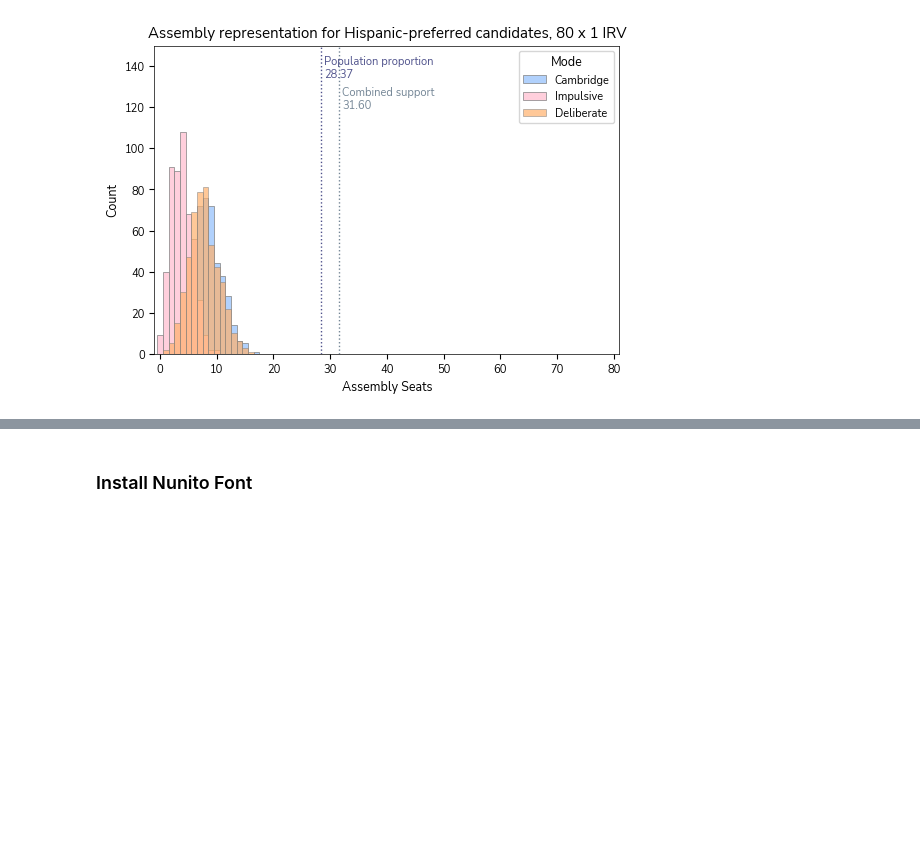
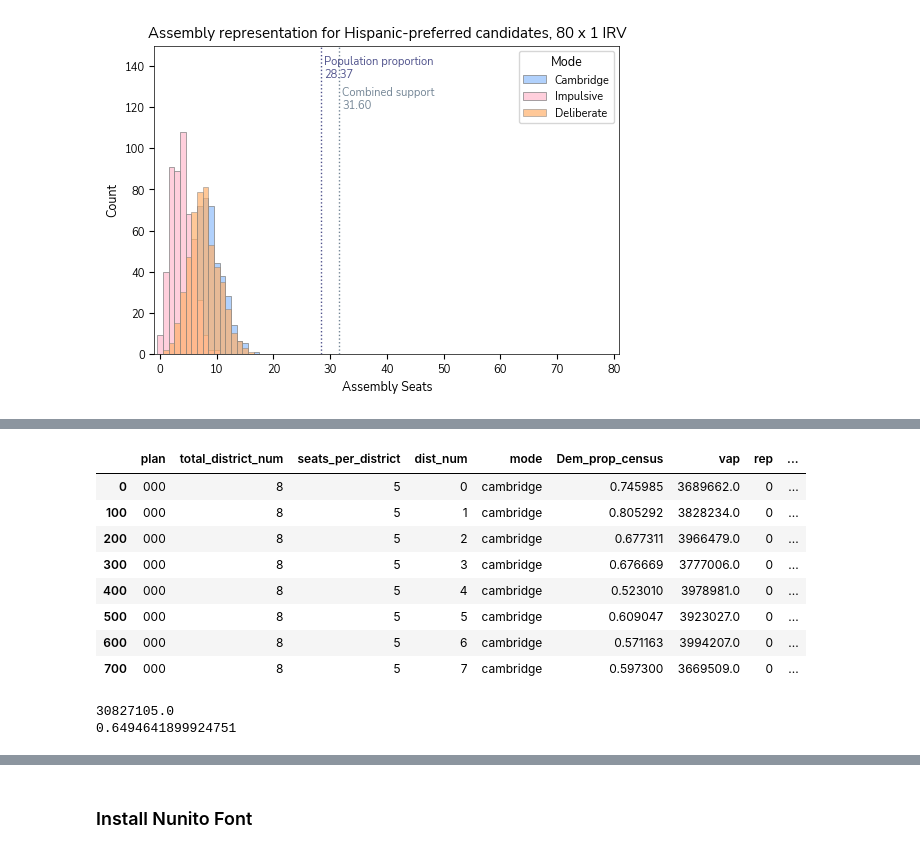
Before and after one commit to hanelee/ca_stv, a Jupyter notebook: process_results.ipynb, the cells around one changed output, grey strips where cells are left out. Cells and saved outputs as stored; diff of their text form; code cells hidden in the pictures; blank space fills up the shorter version.

```diff
--- a/process_results.ipynb
+++ b/process_results.ipynb
@@ -519,0 +594,42 @@ def bubble_plot_integer(ax, data, labels, colors, title, marker =".", size = 100
+# %%
+## Get democrat proportions
+
+import pandas as pd
+from IPython.display import display, HTML
+import numpy as np
+
+df_filtered = df_part[
+    (df_part["plan"] == "000") &
+    (df_part["mode"] == "cambridge") &
+    (df_part["rep"] == 0) &
+    (df_part["total_district_num"] == 8)
+]
+
+display(HTML(f"<div style='height:400px; overflow:auto'>{df_filtered.to_html()}</div>"))
+
+print(sum(df_filtered["vap"]))
+vap = sum(df_filtered["vap"])
+dprop = np.dot(df_filtered["Dem_prop_census"], df_filtered["vap"])/vap
+
+print(dprop)
+# print(hprop)
+
+# turnout = {"H": 0.4, "O": 1}
+# hprop_turnout = hprop*turnout["H"] / (hprop*turnout["H"] + (1-hprop)*turnout["O"])
+
+
+## Compute combined support
+cs = dprop * 0.75 + (1-dprop) * 0.2
+#cs_turnout = hprop_turnout * 0.75 + (1-hprop_turnout) * 0.2
+# %% [output]
+|  | plan | total_district_num | seats_per_district | dist_num | mode | Dem_prop_census | vap | rep | ... |
+| 0 | 000 | 8 | 5 | 0 | cambridge | 0.745985 | 3689662.0 | 0 | ... |
+| 100 | 000 | 8 | 5 | 1 | cambridge | 0.805292 | 3828234.0 | 0 | ... |
+| 200 | 000 | 8 | 5 | 2 | cambridge | 0.677311 | 3966479.0 | 0 | ... |
+| 300 | 000 | 8 | 5 | 3 | cambridge | 0.676669 | 3777006.0 | 0 | ... |
+| 400 | 000 | 8 | 5 | 4 | cambridge | 0.523010 | 3978981.0 | 0 | ... |
+| 500 | 000 | 8 | 5 | 5 | cambridge | 0.609047 | 3923027.0 | 0 | ... |
+| 600 | 000 | 8 | 5 | 6 | cambridge | 0.571163 | 3994207.0 | 0 | ... |
+| 700 | 000 | 8 | 5 | 7 | cambridge | 0.597300 | 3669509.0 | 0 | ... |
+30827105.0
+0.6494641899924751
```
Also changed, not shown: parts of 5 cells of this notebook, 12 other files.
